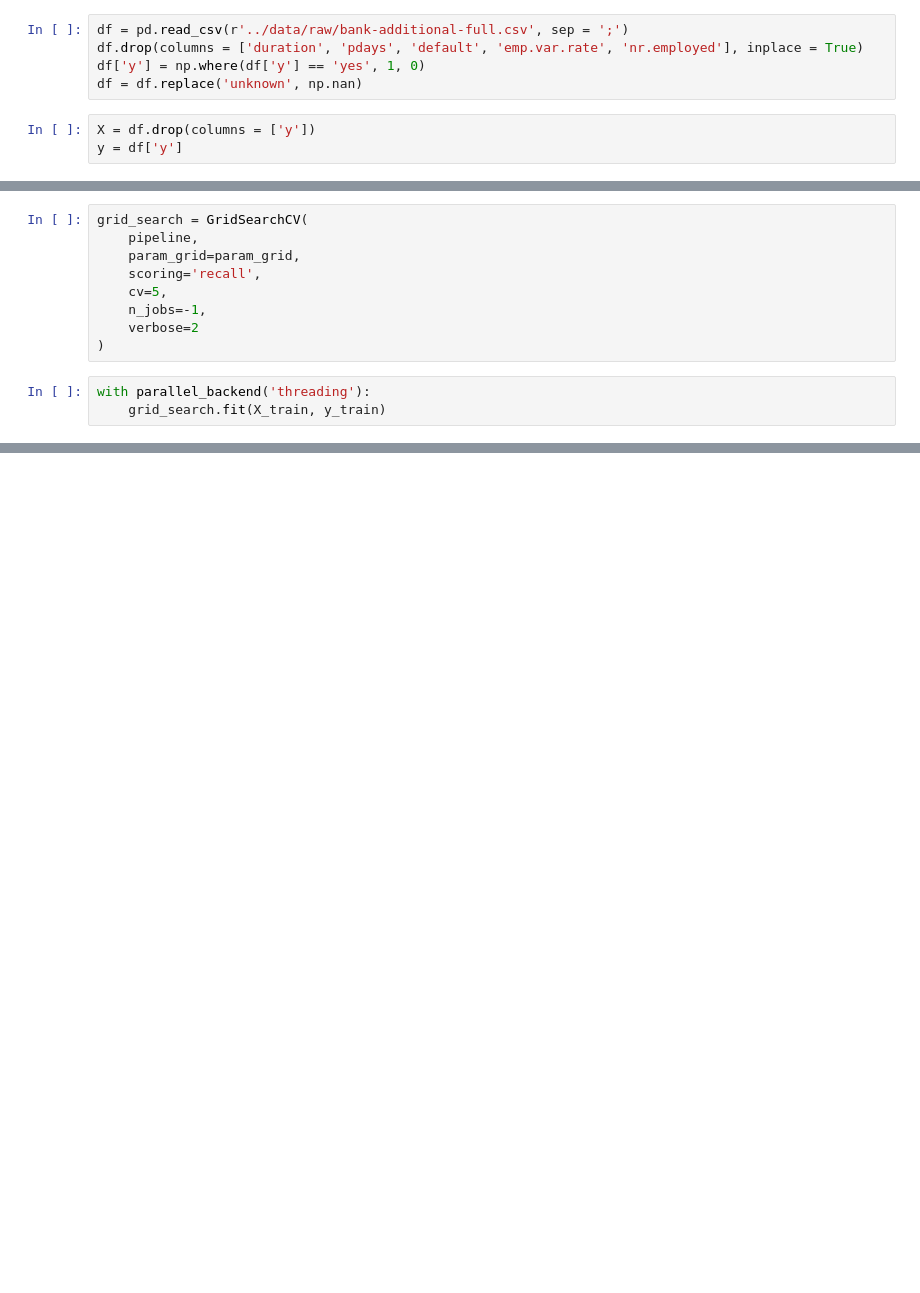
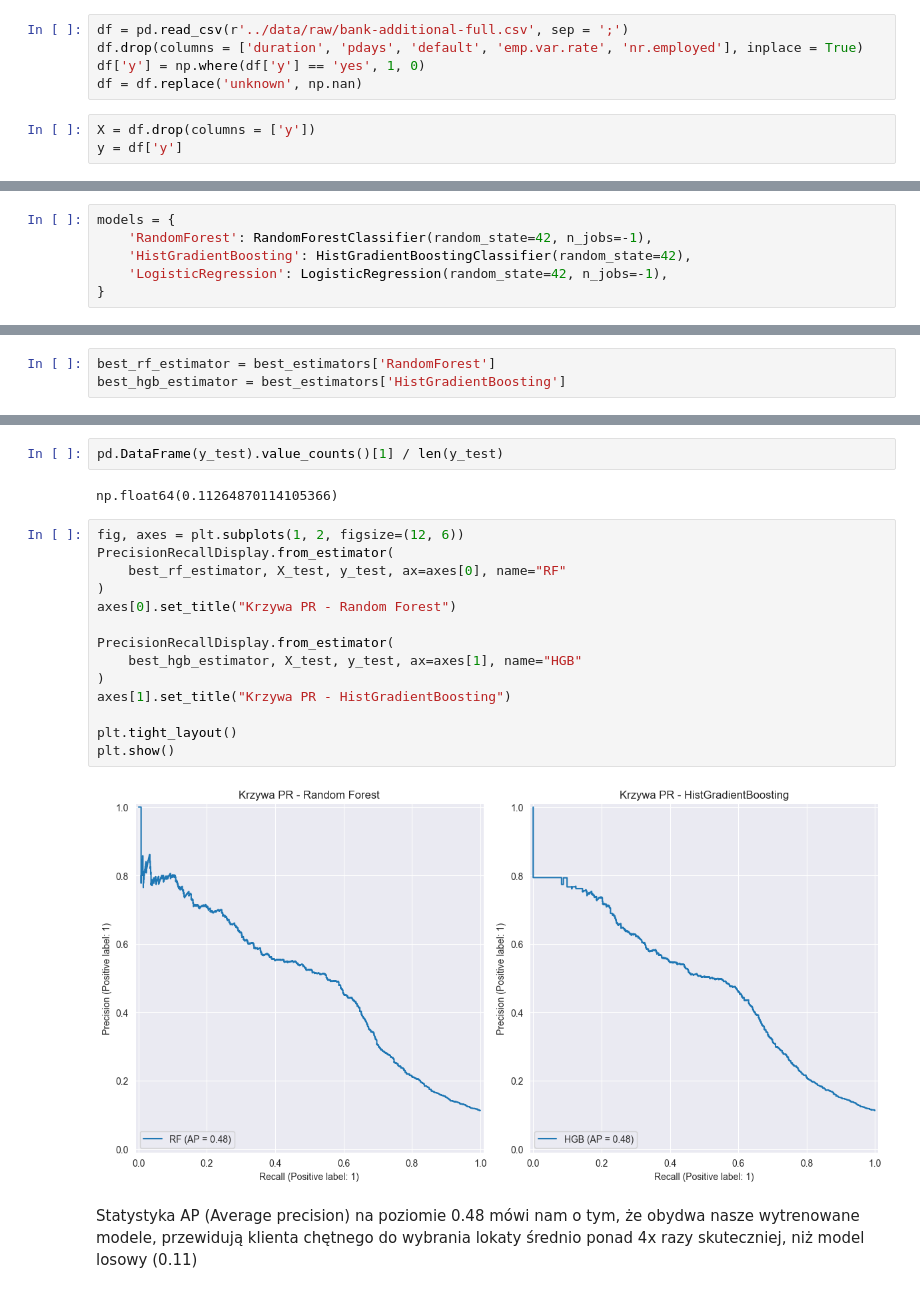
Before and after one commit to Booldii/bank_marketing_e2e_proj, a Jupyter notebook: notebooks/02_model_training.ipynb, the cells around one changed output, grey strips where cells are left out. Saved outputs shown, nothing was run; the diff lists cells and outputs as text; blank space fills up the shorter version.

Commit message:
optimazed model

```diff
--- a/notebooks/02_model_training.ipynb
+++ b/notebooks/02_model_training.ipynb
@@ -32,2 +32,8 @@ pipeline = ImbPipeline(steps=[
+# %%
+models = {
+    'RandomForest': RandomForestClassifier(random_state=42, n_jobs=-1),
+    'HistGradientBoosting': HistGradientBoostingClassifier(random_state=42),
+    'LogisticRegression': LogisticRegression(random_state=42, n_jobs=-1),
+}
 # %%
 param_grid = {
@@ -38,13 +55 @@ param_grid = {
 }
-# %%
-grid_search = GridSearchCV(
-    pipeline,
-    param_grid=param_grid,
-    scoring='recall',
-    cv=5,
-    n_jobs=-1,
-    verbose=2
-)
-# %%
-with parallel_backend('threading'):
-    grid_search.fit(X_train, y_train)
@@ -71,0 +151,3 @@ joblib.dump(best_pipeline, MODEL_SAVE_PATH)
+# %%
+best_rf_estimator = best_estimators['RandomForest']
+best_hgb_estimator = best_estimators['HistGradientBoosting']
@@ -71,0 +178,22 @@ joblib.dump(best_pipeline, MODEL_SAVE_PATH)
+# %%
+pd.DataFrame(y_test).value_counts()[1] / len(y_test)
+# %% [output]
+np.float64(0.11264870114105366)
+# %%
+fig, axes = plt.subplots(1, 2, figsize=(12, 6))
+PrecisionRecallDisplay.from_estimator(
+    best_rf_estimator, X_test, y_test, ax=axes[0], name="RF"
+)
+axes[0].set_title("Krzywa PR - Random Forest")
+
+PrecisionRecallDisplay.from_estimator(
+    best_hgb_estimator, X_test, y_test, ax=axes[1], name="HGB"
+)
+axes[1].set_title("Krzywa PR - HistGradientBoosting")
+
+plt.tight_layout()
+plt.show()
+# %% [output]
+[figure, added]
+# %% [markdown]
+Statystyka AP (Average precision) na poziomie 0.48 mówi nam o tym, że obydwa nasze wytrenowane modele, przewidują klienta chętnego do wybrania lokaty średnio ponad 4x razy skuteczniej, niż model losowy (0.11)
```
Also changed, not shown: parts of 23 cells of this notebook, 2 other files.
